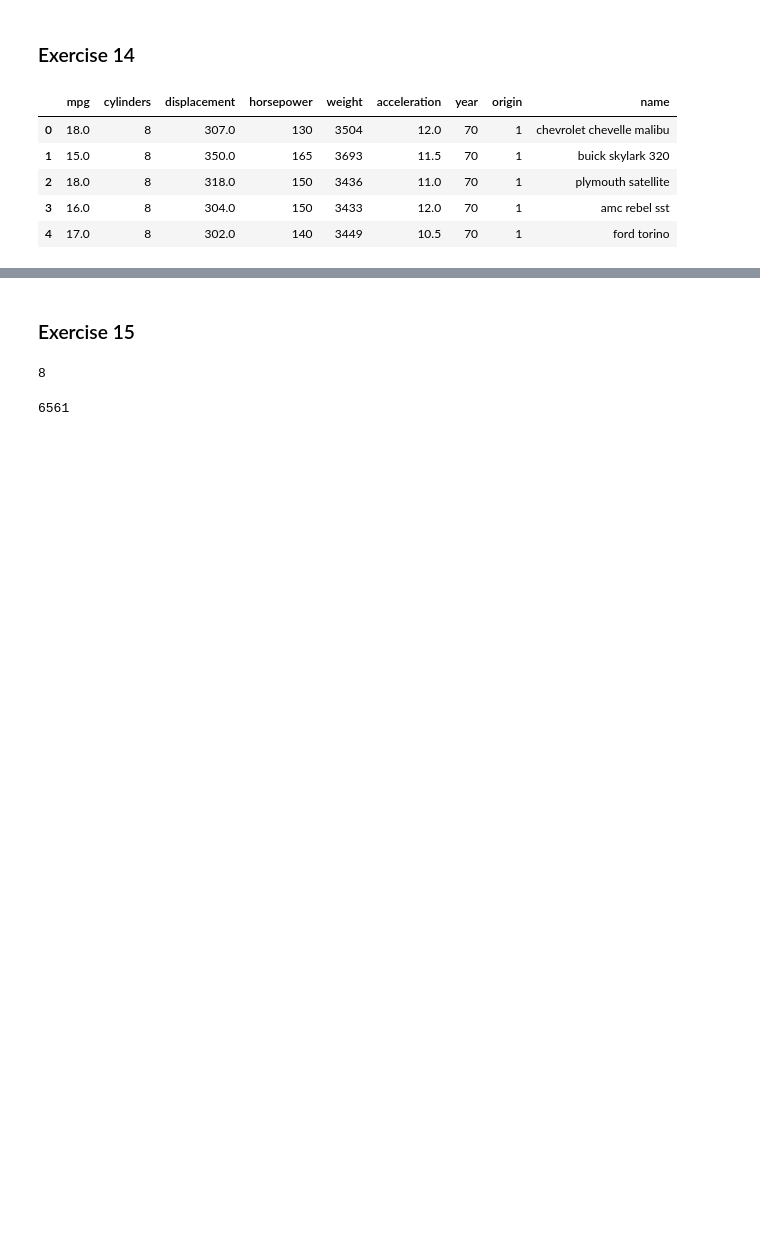
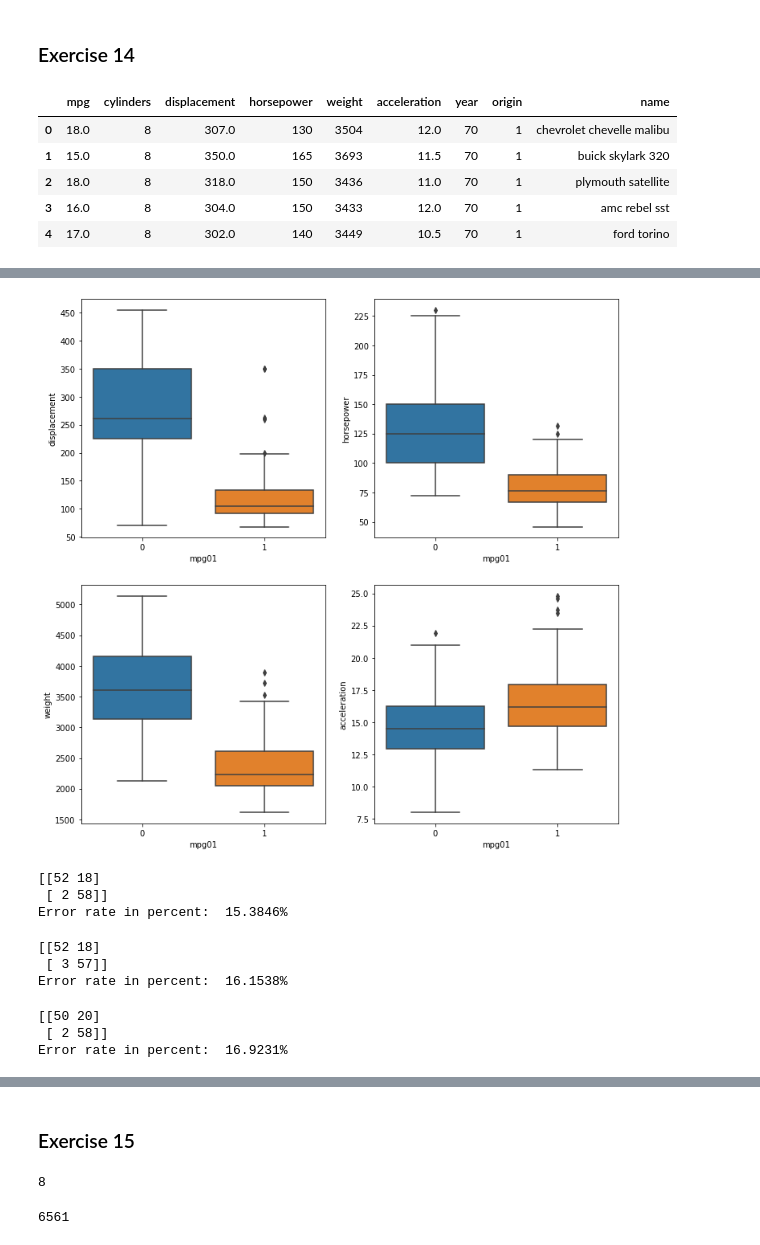
Before and after one commit to SvenNekula/StatisticalLearning, a Jupyter notebook: Chapter 4/Chapter4.ipynb, the cells around one changed output, grey strips where cells are left out. Drawn from its saved outputs; the diff is of its cells as text; code cells hidden in the pictures; blank space fills up the shorter version.

```diff
--- a/Chapter 4/Chapter4.ipynb
+++ b/Chapter 4/Chapter4.ipynb
@@ -177,2 +264,11 @@ auto.head()
+# %%
+variables = auto.columns.tolist()[2:6]
+
+fig, axs = plt.subplots(nrows=2, ncols=2, figsize=(12,12))
+
+for variable, ax in zip(variables, axs.flatten()):
+    sn.boxplot(x='mpg01', y=variable, data=auto, ax=ax)
+# %% [output]
+[figure, added]
 # %%
 # c) Split the data into a train / test set
@@ -181,6 +280,50 @@ auto.head()
+# %%
+# d) LDA -> test error?
+
+LDA = LinearDiscriminantAnalysis().fit(X_train, y_train)
+
+y_predLDA = LDA.predict(X_test)
+
+def error_rate(y_test, y_pred):
+    cm = confusion_matrix(y_test, y_pred)
+    print(cm)
+
+
+    correctly_classified = cm[0][0] + cm[1][1]
+    total = np.sum(cm)
+    percentage = correctly_classified/total*100
+    error_rate = round(100 - percentage, 4)
+
+    print('Error rate in percent:\t' + str(error_rate) +'%')
+
+error_rate(y_test, y_predLDA)
+# %% [output]
+[[52 18]
+ [ 2 58]]
+Error rate in percent:  15.3846%
 # %%
 # e) QDA -> test error?
+
+QDA = QuadraticDiscriminantAnalysis().fit(X_train, y_train)
+
+y_predQDA = QDA.predict(X_test)
+
+error_rate(y_test, y_predQDA)
+# %% [output]
+[[52 18]
+ [ 3 57]]
+Error rate in percent:  16.1538%
 # %%
 # f) logistic regression -> test error?
+
+logReg = LogisticRegression(penalty='none').fit(X_train, y_train)
+
+y_predLR = logReg.predict(X_test)
+
+error_rate(y_test, y_predLR)
+# %% [output]
+[[50 20]
+ [ 2 58]]
+Error rate in percent:  16.9231%
 # %%
 # g) naive Bayes -> test error?
```
Also changed, not shown: parts of 31 cells of this notebook.
